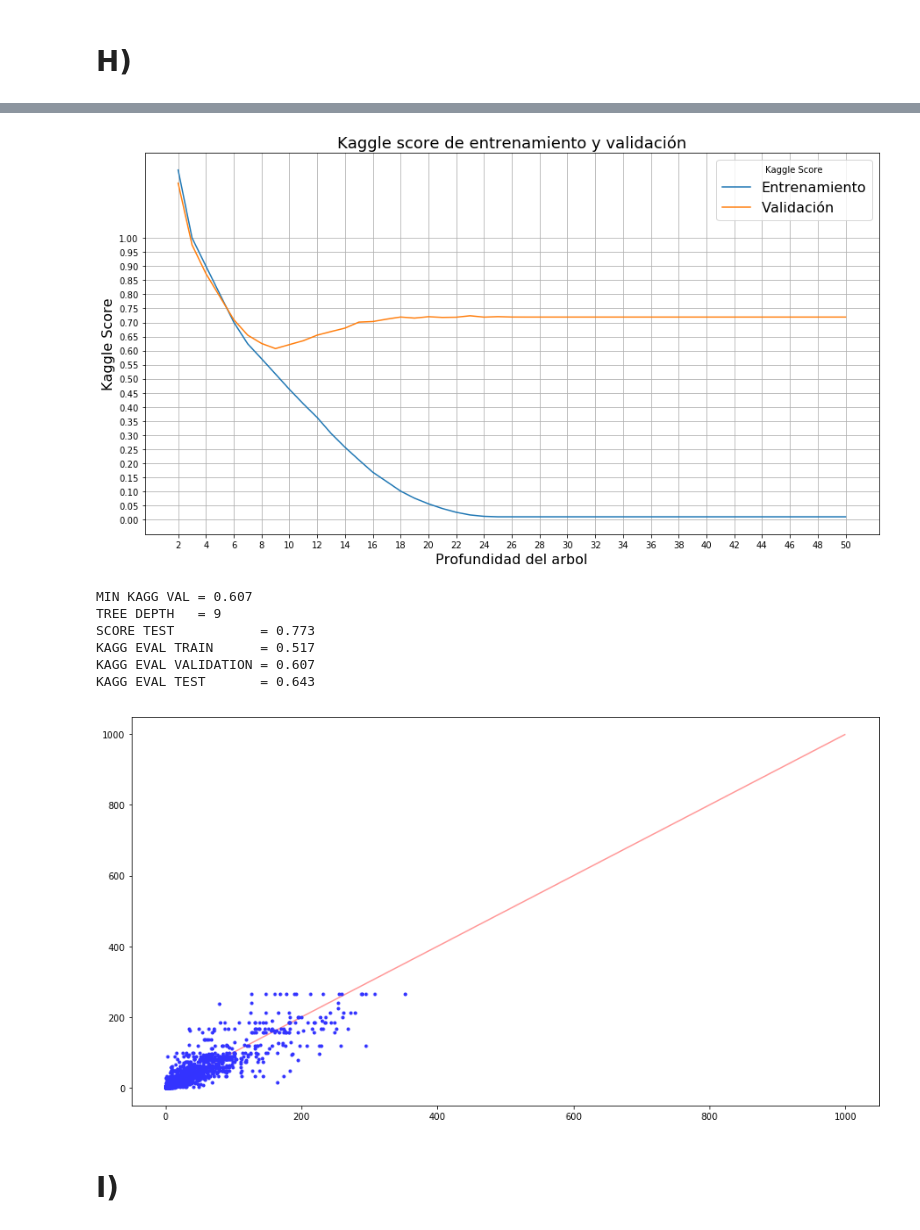
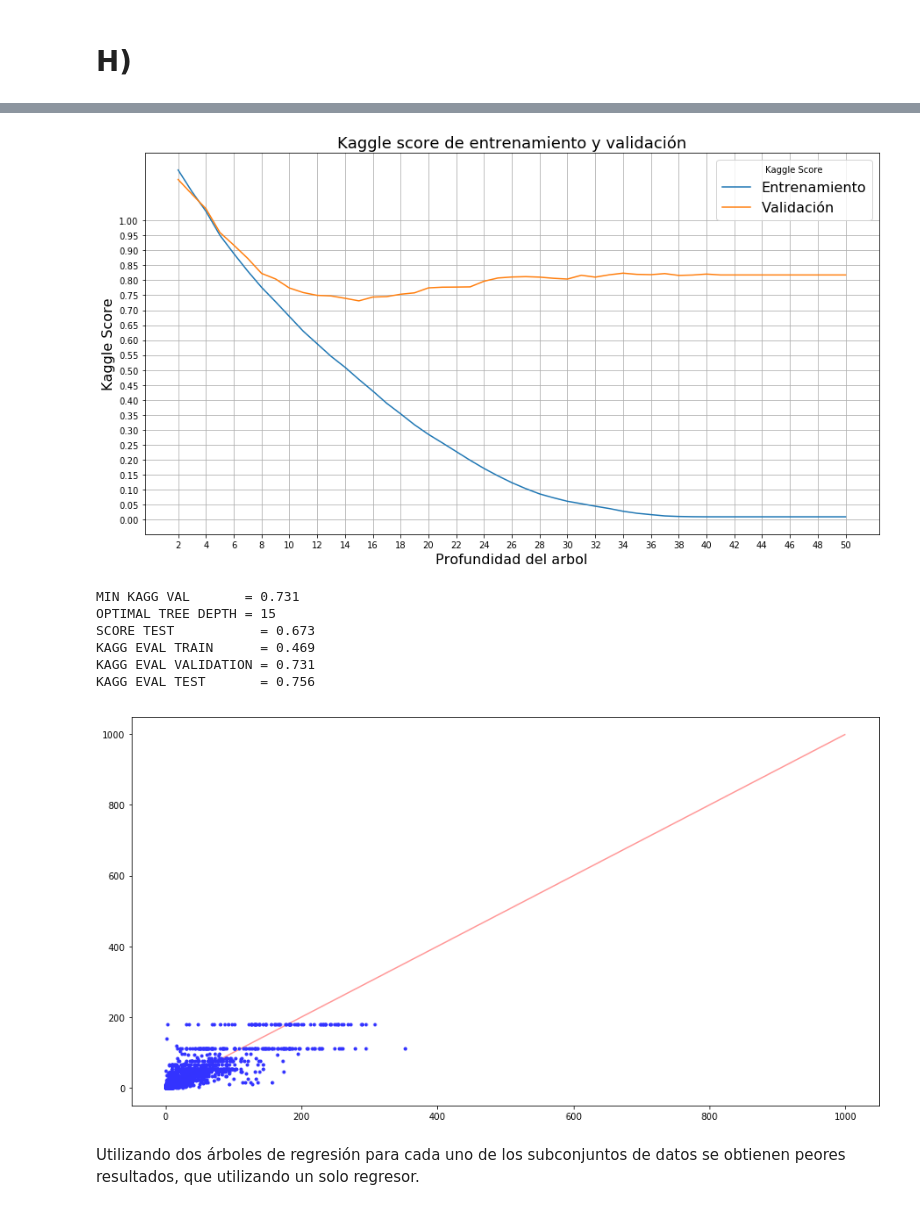
Before and after one commit to JavierL1/Tarea3-INF393, a Jupyter notebook: Parte2.ipynb, the cells around one changed output, grey strips where cells are left out. Cells and saved outputs as stored; diff of their text form; code cells hidden in the pictures.

```diff
--- a/Parte2.ipynb
+++ b/Parte2.ipynb
@@ -978,0 +1001,9 @@ mse_cv = mse_cv / 10
+# %%
+Y_val_sqrt4 = np.power(Y_val, (1/4))
+
+opt_depth = opt_tree_depth_cv(X_train, Y_train_sqrt4, X_val, Y_val_sqrt4, fun='sqrt4')
+
+model = Tree(random_state=0, max_depth=opt_depth)
+model.fit(X_train,Y_train_sqrt4)
+
+model_score_and_plot(model, X_train, Y_train_sqrt4, X_val, Y_val, X_test, Y_test, fun='sqrt4')
@@ -978,0 +1059,6 @@ mse_cv = mse_cv / 10
+# %%
+model = SVR(C=10.5, gamma=0.1, kernel='rbf')
+
+model.fit(X_train,Y_train_sqrt4)
+
+model_score_and_plot(model, X_train, Y_train_sqrt4, X_val, Y_val, X_test, Y_test, fun='sqrt4')
@@ -979,22 +1073,17 @@ mse_cv = mse_cv / 10
 # %% [markdown]
 # H)
 # %%
-Yr=df.loc[:,'registered']
+Yr=df2.loc[:,'registered']
 
-Xdf=df.loc[:,['season', 'holiday','workingday', 'temp', 'atemp', 'weather','humidity', 'windspeed', 'hour',
-               'cday']]
-
-X_train = Xdf[0:ntrain2].values
-X_val = Xdf[ntrain2:nval2].values
-X_test = Xdf[nval2:].values
 Y_train_r = Yr[0:ntrain2].values
+Y_train_r = np.power(Y_train_r, (1/4))
 Y_val_r = Yr[ntrain2:nval2].values
 Y_test_r = Yr[nval2:].values
 
-opt_depth = opt_tree_depth(X_train, Y_train_r, X_val, Y_val_r)
+opt_depth = opt_tree_depth(X_train, Y_train_r, X_val, Y_val_r, fun='sqrt4')
 
 model = Tree(random_state=0, max_depth=opt_depth)
 model.fit(X_train,Y_train_r)
 
-model_score_and_plot(model, X_train, Y_train_r, X_val, Y_val_r, X_test, Y_test_r)
+model_score_and_plot(model, X_train, Y_train_r, X_val, Y_val_r, X_test, Y_test_r, fun='sqrt4')
 # %% [output]
@@ -1009,30 +1098,25 @@ KAGG EVAL TEST       = 0.5
 # %%
-Yc=df.loc[:, 'casual']
+Yc=df2.loc[:, 'casual']
 
-Xdf=df.loc[:, ['season', 'holiday','workingday', 'temp', 'atemp', 'weather','humidity', 'windspeed', 'hour',
-               'cday']]
-
-X_train = Xdf[0:ntrain2].values
-X_val = Xdf[ntrain2:nval2].values
-X_test = Xdf[nval2:].values
 Y_train_c = Yc[0:ntrain2].values
+Y_train_c = np.power(Y_train_c, (1/4))
 Y_val_c = Yc[ntrain2:nval2].values
 Y_test_c = Yc[nval2:].values
 
-opt_depth = opt_tree_depth(X_train, Y_train_c, X_val, Y_val_c)
+opt_depth = opt_tree_depth(X_train, Y_train_c, X_val, Y_val_c, fun='sqrt4')
 
 model = Tree(random_state=0, max_depth=opt_depth)
 model.fit(X_train,Y_train_c)
 
-model_score_and_plot(model, X_train, Y_train_c, X_val, Y_val_c, X_test, Y_test_c)
+model_score_and_plot(model, X_train, Y_train_c, X_val, Y_val_c, X_test, Y_test_c, fun='sqrt4')
 # %% [output]
-[figure, old version]
+[figure, new version]
-MIN KAGG VAL = 0.607
-TREE DEPTH   = 9
-SCORE TEST           = 0.773
-KAGG EVAL TRAIN      = 0.517
-KAGG EVAL VALIDATION = 0.607
-KAGG EVAL TEST       = 0.643
+MIN KAGG VAL       = 0.731
+OPTIMAL TREE DEPTH = 15
+SCORE TEST           = 0.673
+KAGG EVAL TRAIN      = 0.469
+KAGG EVAL VALIDATION = 0.731
+KAGG EVAL TEST       = 0.756
-[figure, old version]
+[figure, new version]
-# %% [markdown]
-# I)
+# %% [markdown]
+Utilizando dos árboles de regresión para cada uno de los subconjuntos de datos se obtienen peores resultados, que utilizando un solo regresor.
```
Also changed, not shown: parts of 47 cells of this notebook.
